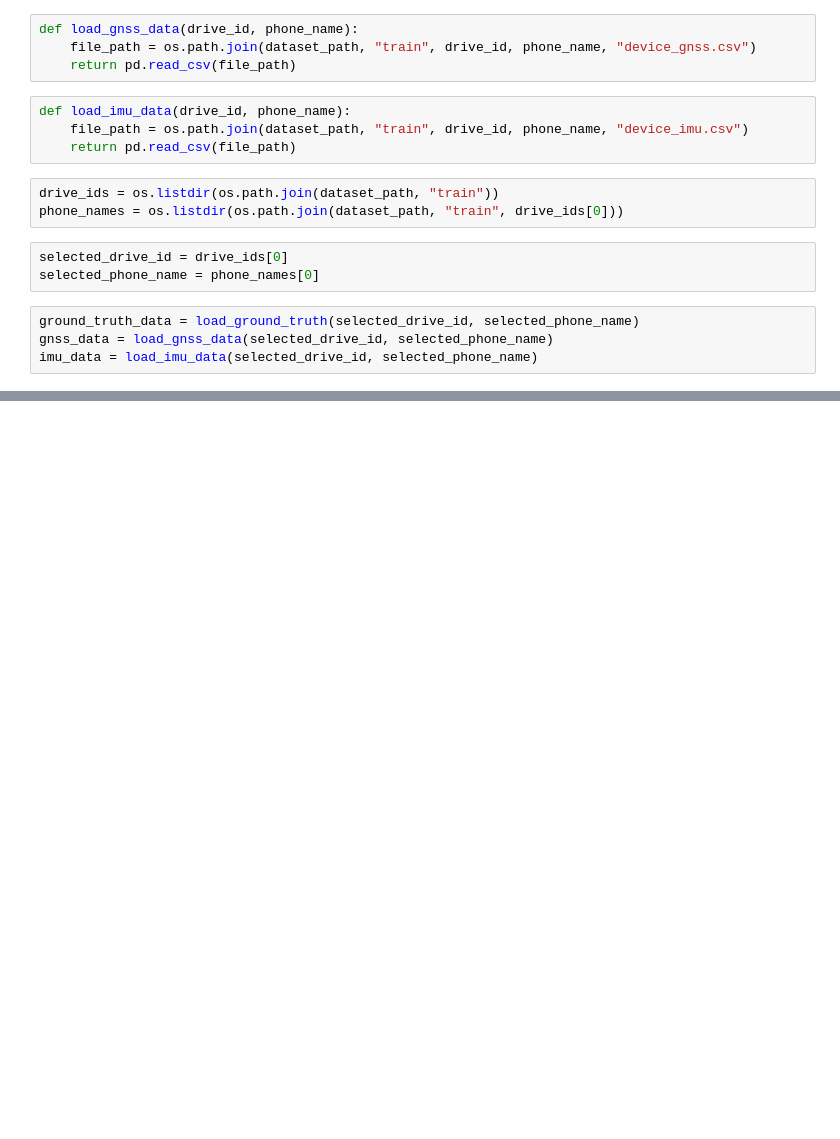
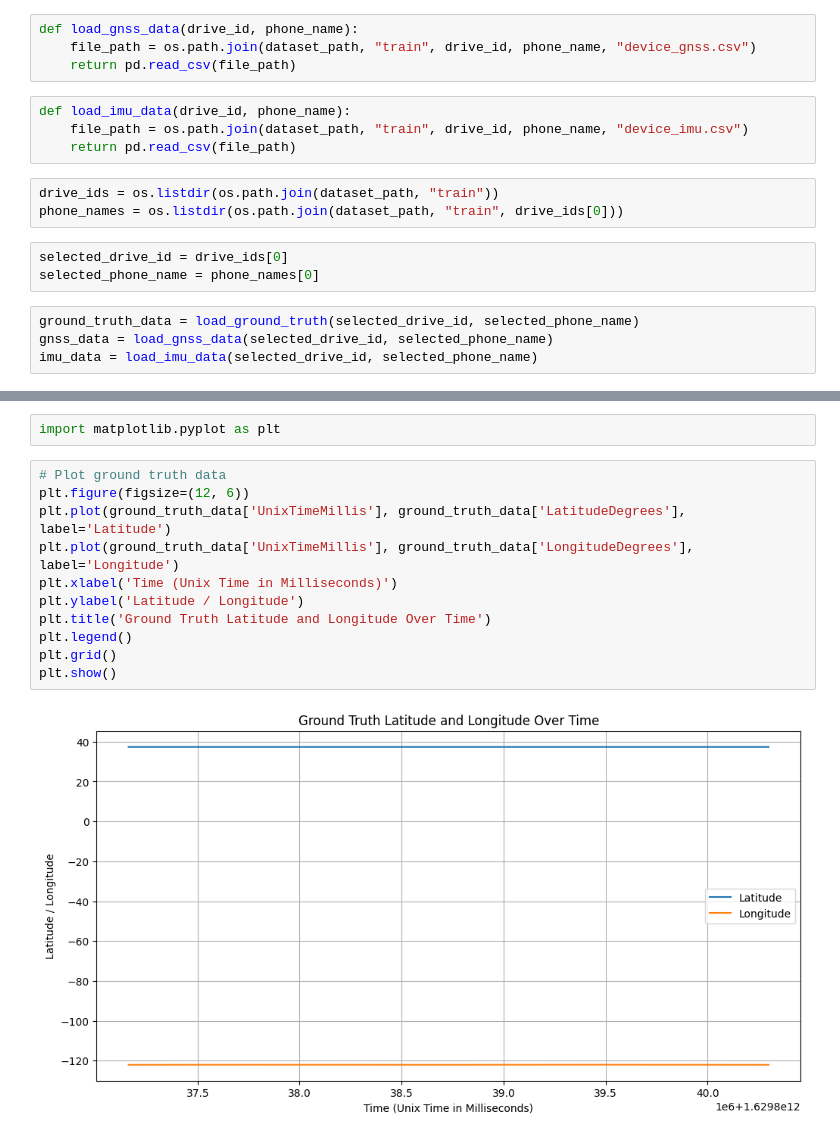
Before and after one commit to Atieno-Ouma/GNSS_positioning_precision, a Jupyter notebook: data_munging.ipynb, the cells around one changed output, grey strips where cells are left out. Cells and saved outputs as stored; diff of their text form; blank space fills up the shorter version.

Commit message:
Initial data manipulation and visualization

```diff
--- a/data_munging.ipynb
+++ b/data_munging.ipynb
@@ -39,0 +91,15 @@ print(imu_data.head())
+# %%
+import matplotlib.pyplot as plt
+# %%
+# Plot ground truth data
+plt.figure(figsize=(12, 6))
+plt.plot(ground_truth_data['UnixTimeMillis'], ground_truth_data['LatitudeDegrees'], label='Latitude')
+plt.plot(ground_truth_data['UnixTimeMillis'], ground_truth_data['LongitudeDegrees'], label='Longitude')
+plt.xlabel('Time (Unix Time in Milliseconds)')
+plt.ylabel('Latitude / Longitude')
+plt.title('Ground Truth Latitude and Longitude Over Time')
+plt.legend()
+plt.grid()
+plt.show()
+# %% [output]
+[figure, added]
```
Also changed, not shown: parts of 4 cells of this notebook, 1 other file.
